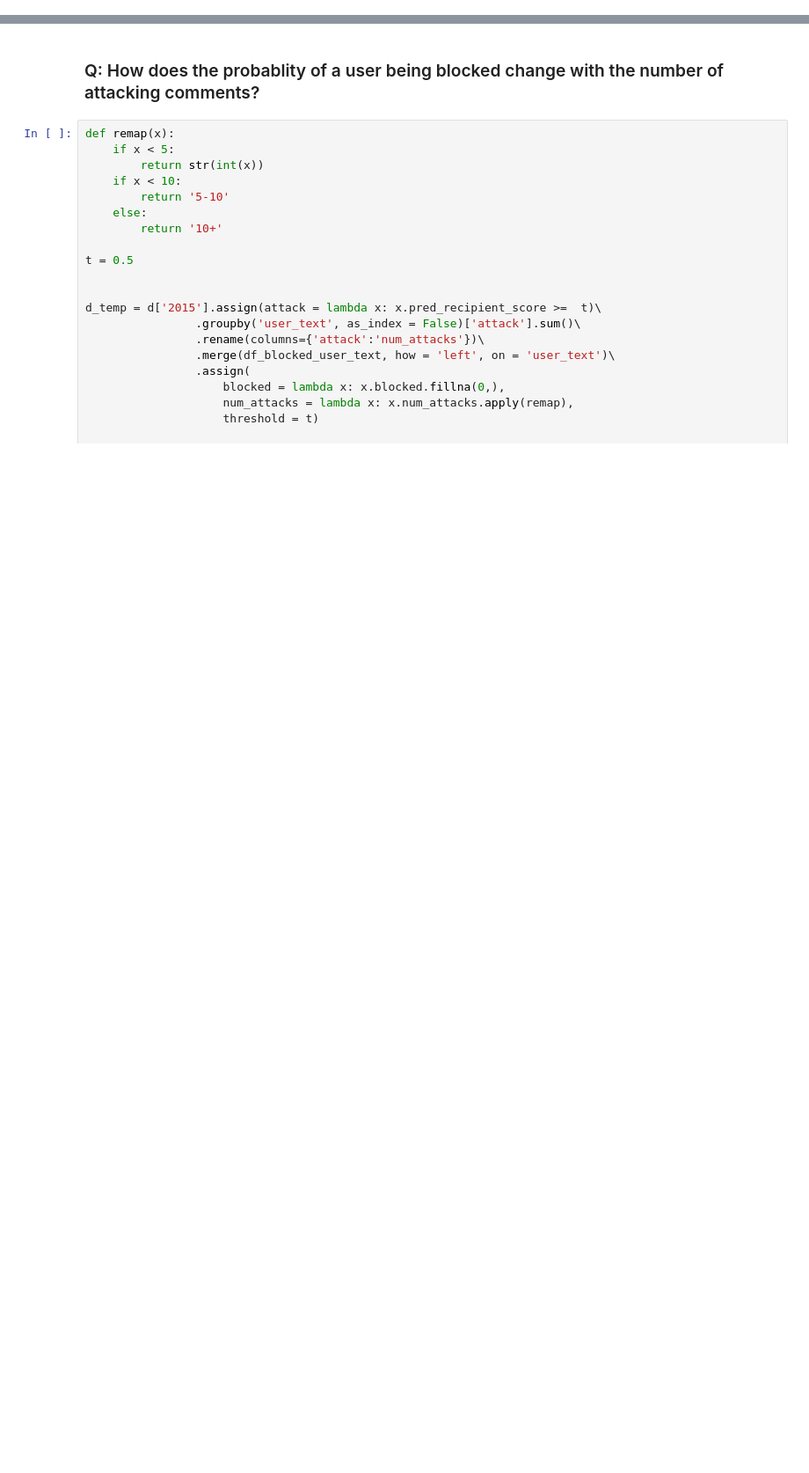
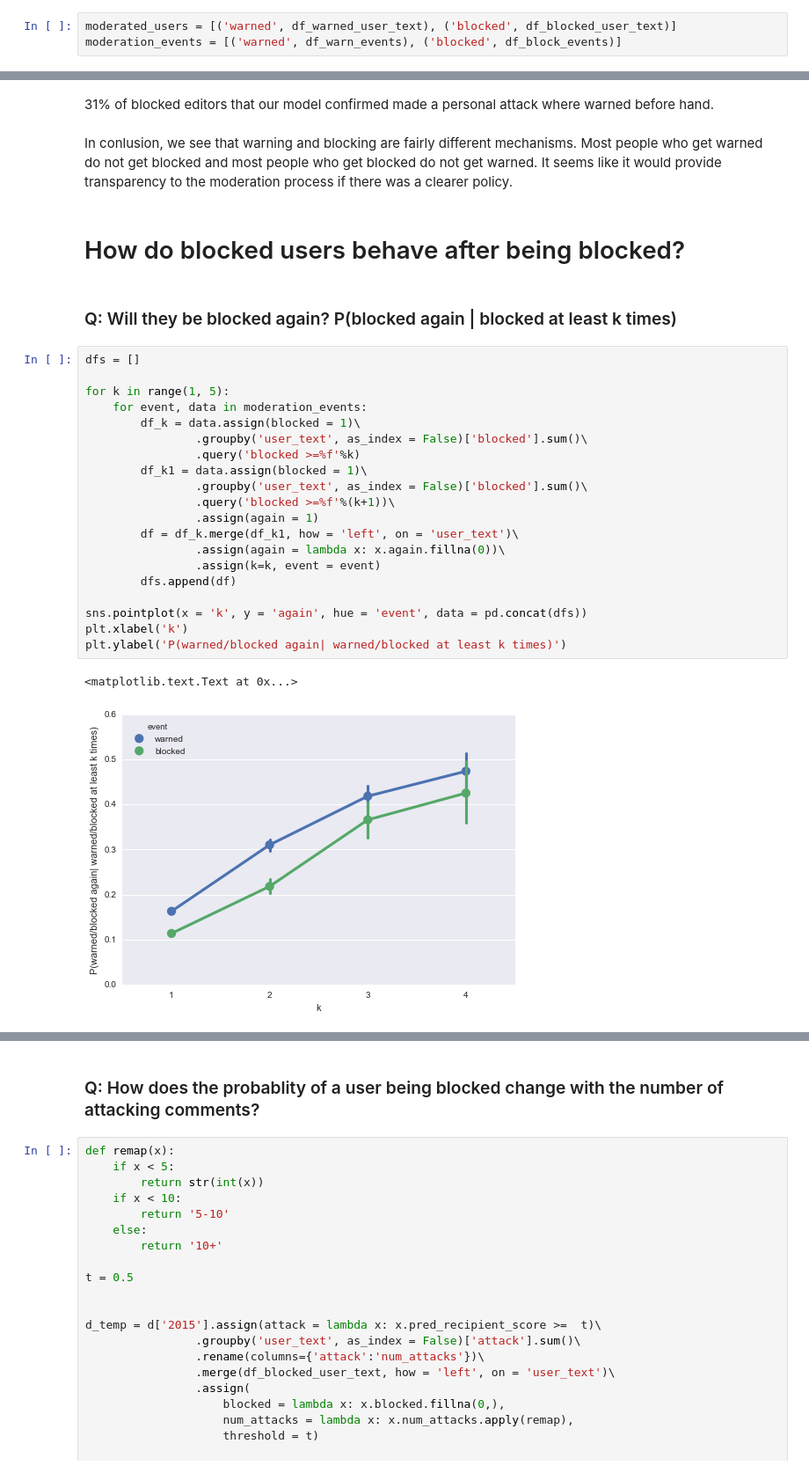
Before and after one commit to ewulczyn/wiki-detox, a Jupyter notebook: src/analysis/Prevalence and Efficacy of Moderation.ipynb, the cells around one changed output, grey strips where cells are left out. Shown at 88% size. Saved outputs shown, nothing was run; the diff lists cells and outputs as text; blank space fills up the shorter version.

```diff
--- a/src/analysis/Prevalence and Efficacy of Moderation.ipynb
+++ b/src/analysis/Prevalence and Efficacy of Moderation.ipynb
@@ -89,0 +73,3 @@ plt.ylabel('fraction of attacking comments that come from blocked users')
+# %%
+moderated_users = [('warned', df_warned_user_text), ('blocked', df_blocked_user_text)]
+moderation_events = [('warned', df_warn_events), ('blocked', df_block_events)]
@@ -89,0 +199,31 @@ plt.ylabel('fraction of attacking comments that come from blocked users')
+# %% [markdown]
+31% of blocked editors that our model confirmed made a personal attack where warned before hand.
+# %% [markdown]
+In conlusion, we see that warning and blocking are fairly different mechanisms. Most people who get warned do not get blocked and most people who get blocked do not get warned. It seems like it would provide transparency to the moderation process if there was a clearer policy.
+# %% [markdown]
+# How do blocked users behave after being blocked?
+# %% [markdown]
+### Q:  Will they be blocked again? P(blocked again | blocked at least k times)
+# %%
+dfs = []
+
+for k in range(1, 5):
+    for event, data in moderation_events:
+        df_k = data.assign(blocked = 1)\
+                .groupby('user_text', as_index = False)['blocked'].sum()\
+                .query('blocked >=%f'%k)
+        df_k1 = data.assign(blocked = 1)\
+                .groupby('user_text', as_index = False)['blocked'].sum()\
+                .query('blocked >=%f'%(k+1))\
+                .assign(again = 1)
+        df = df_k.merge(df_k1, how = 'left', on = 'user_text')\
+                .assign(again = lambda x: x.again.fillna(0))\
+                .assign(k=k, event = event)
+        dfs.append(df)
+
+sns.pointplot(x = 'k', y = 'again', hue = 'event', data = pd.concat(dfs))
+plt.xlabel('k')
+plt.ylabel('P(warned/blocked again| warned/blocked at least k times)')
+# %% [output]
+<matplotlib.text.Text at 0x...>
+[figure, added]
```
Also changed, not shown: parts of 86 cells of this notebook, 6 other files.
